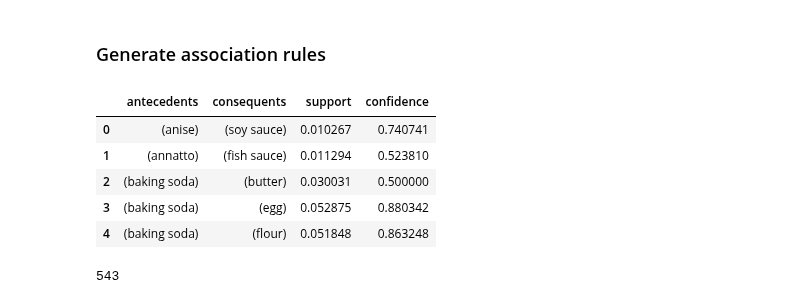
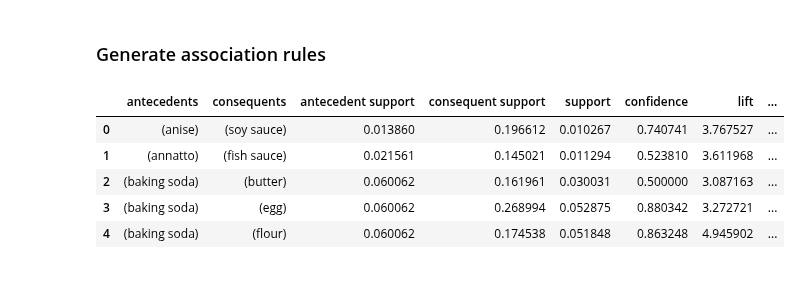
Before and after one commit to rixmape/panlasang-pinoy-clustering, a Jupyter notebook: main.ipynb, the cells around one changed output. Cells and saved outputs as stored; diff of their text form; code cells hidden in the pictures.

```diff
--- a/main.ipynb
+++ b/main.ipynb
@@ -428,6 +421,0 @@ one_hot_df.to_csv(
-# %%
-import pandas as pd
-
-one_hot_df = pd.read_csv("data/one_hot_encoded_recipes.csv")
-one_hot_df = one_hot_df.astype(bool)
-one_hot_df.head()
@@ -467,22 +455,17 @@ len(frequent_itemsets)
 # %%
 from mlxtend.frequent_patterns import association_rules
 
 rules_df = association_rules(
     frequent_itemsets,
     metric="confidence",
     min_threshold=0.5,
 )
 
-cols = ["antecedents", "consequents", "support", "confidence"]
-rules_df[cols].head()
+rules_df.head()
 # %% [output]
-|  | antecedents | consequents | support | confidence |
-| 0 | (anise) | (soy sauce) | 0.010267 | 0.740741 |
-| 1 | (annatto) | (fish sauce) | 0.011294 | 0.523810 |
-| 2 | (baking soda) | (butter) | 0.030031 | 0.500000 |
-| 3 | (baking soda) | (egg) | 0.052875 | 0.880342 |
-| 4 | (baking soda) | (flour) | 0.051848 | 0.863248 |
+|  | antecedents | consequents | antecedent support | consequent support | support | confidence | lift | ... |
+| 0 | (anise) | (soy sauce) | 0.013860 | 0.196612 | 0.010267 | 0.740741 | 3.767527 | ... |
+| 1 | (annatto) | (fish sauce) | 0.021561 | 0.145021 | 0.011294 | 0.523810 | 3.611968 | ... |
+| 2 | (baking soda) | (butter) | 0.060062 | 0.161961 | 0.030031 | 0.500000 | 3.087163 | ... |
+| 3 | (baking soda) | (egg) | 0.060062 | 0.268994 | 0.052875 | 0.880342 | 3.272721 | ... |
+| 4 | (baking soda) | (flour) | 0.060062 | 0.174538 | 0.051848 | 0.863248 | 4.945902 | ... |
-# %%
-len(rules_df)
-# %% [output]
-543
```
Also changed, not shown: parts of 32 cells of this notebook, 1 other file.
